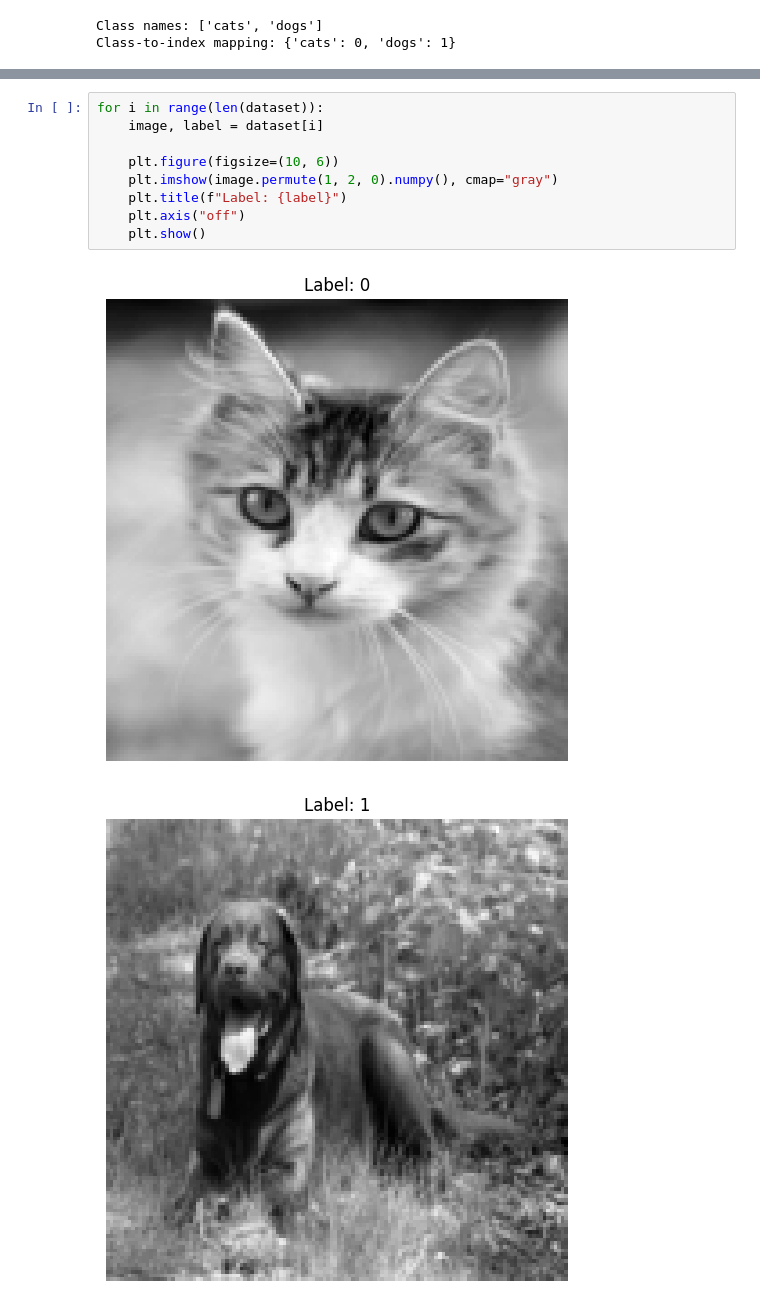
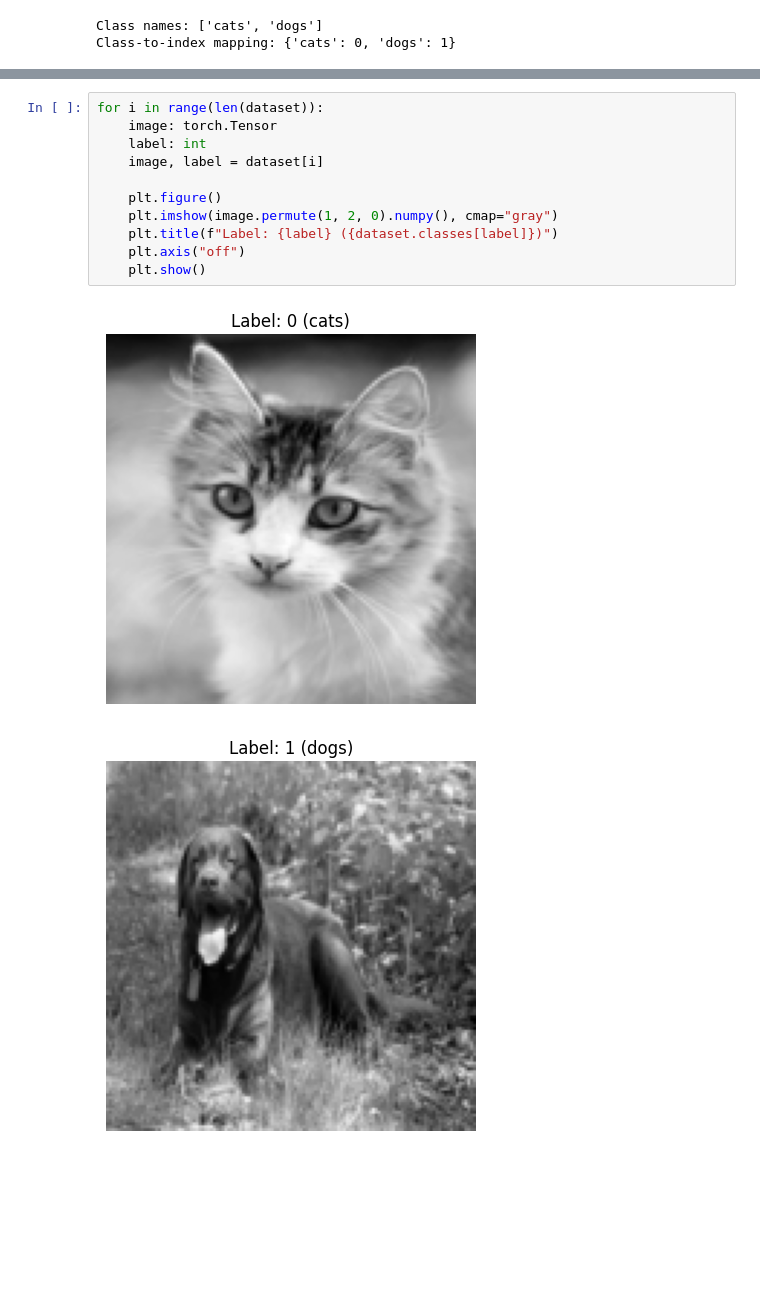
Before and after one commit to luckerma/dlo, a Jupyter notebook: tutorials/computer-vision-tutorial.ipynb, the cells around one changed output, grey strips where cells are left out. Drawn from its saved outputs; the diff is of its cells as text; blank space fills up the shorter version.

```diff
--- a/tutorials/computer-vision-tutorial.ipynb
+++ b/tutorials/computer-vision-tutorial.ipynb
@@ -151,12 +182,14 @@ Label: 0
 # %%
 for i in range(len(dataset)):
+    image: torch.Tensor
+    label: int
     image, label = dataset[i]
 
-    plt.figure(figsize=(10, 6))
+    plt.figure()
     plt.imshow(image.permute(1, 2, 0).numpy(), cmap="gray")
-    plt.title(f"Label: {label}")
+    plt.title(f"Label: {label} ({dataset.classes[label]})")
     plt.axis("off")
     plt.show()
 # %% [output]
-[figure, old version]
+[figure, new version]
-[figure, old version]
+[figure, new version]
```
Also changed, not shown: parts of 14 cells of this notebook.
